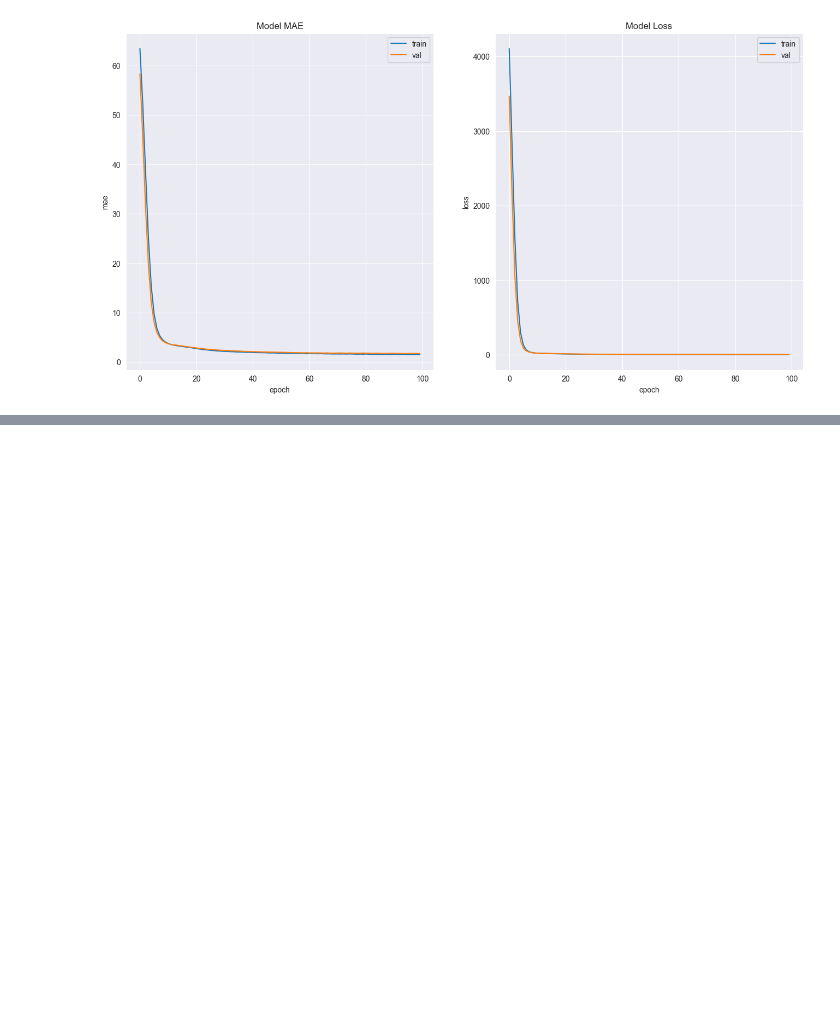
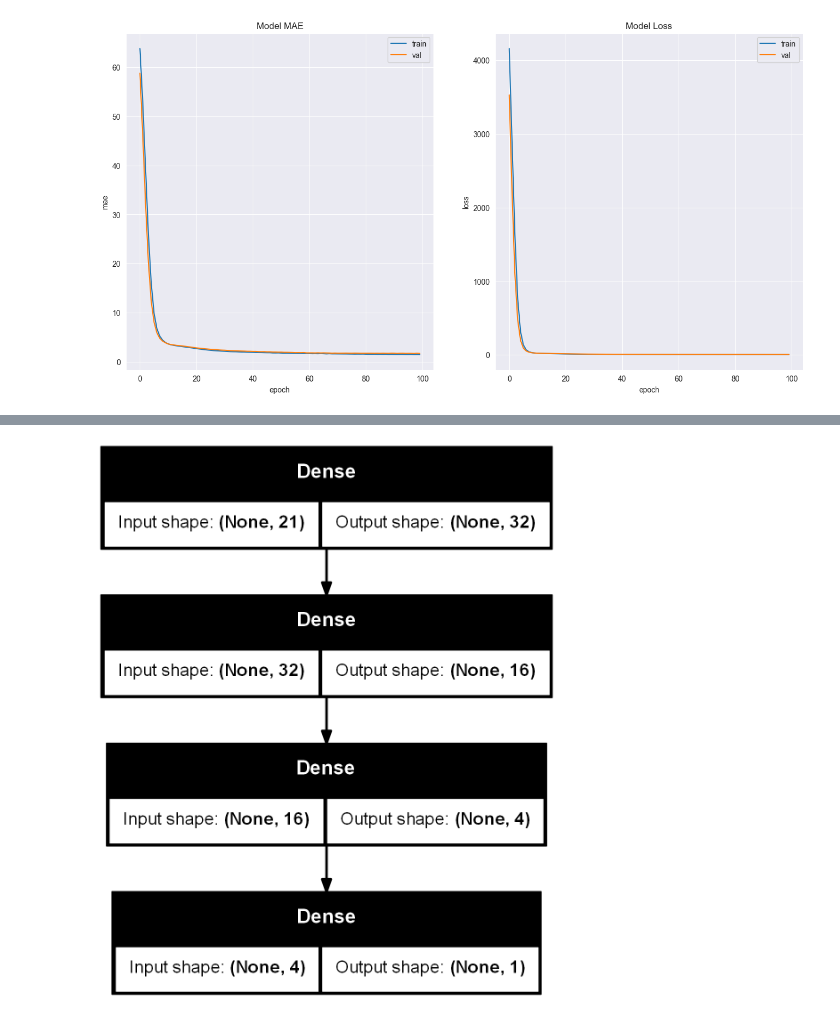
Before and after one commit to Wilbertz/Getting-Started-with-Tensorflow, a Jupyter notebook: SequentialModel.ipynb, the cells around one changed output, grey strips where cells are left out. Cells and saved outputs as stored; diff of their text form; code cells hidden in the pictures; blank space fills up the shorter version.

```diff
--- a/SequentialModel.ipynb
+++ b/SequentialModel.ipynb
@@ -441,0 +442,16 @@ r2
+# %%
+def build_model_with_sgd():
+    model = keras.Sequential([layers.Dense(32, input_shape = (x_train.shape[1], ), activation='relu'),
+                              layers.Dense(16, activation='relu'),
+                              layers.Dense(4, activation='relu'),
+                              layers.Dense(1)])
+    optimizer = keras.optimizers.SGD(learning_rate = 0.001)
+
+    model.compile(loss = 'mse', optimizer = optimizer, metrics = ['mae', 'mse'])
+
+    return model
+# %%
+model_sgd = build_model_with_sgd()
+tf.keras.utils.plot_model(model_sgd, show_shapes=True)
+# %% [output]
+[figure, added]
```
Also changed, not shown: parts of 20 cells of this notebook.
